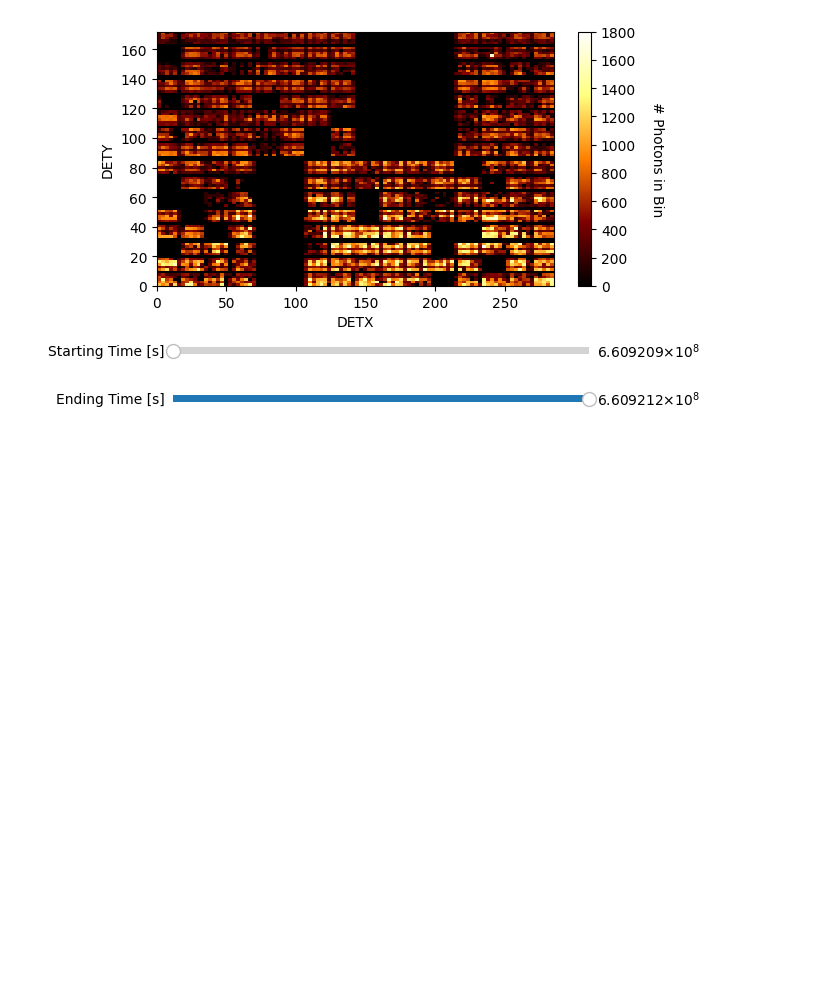
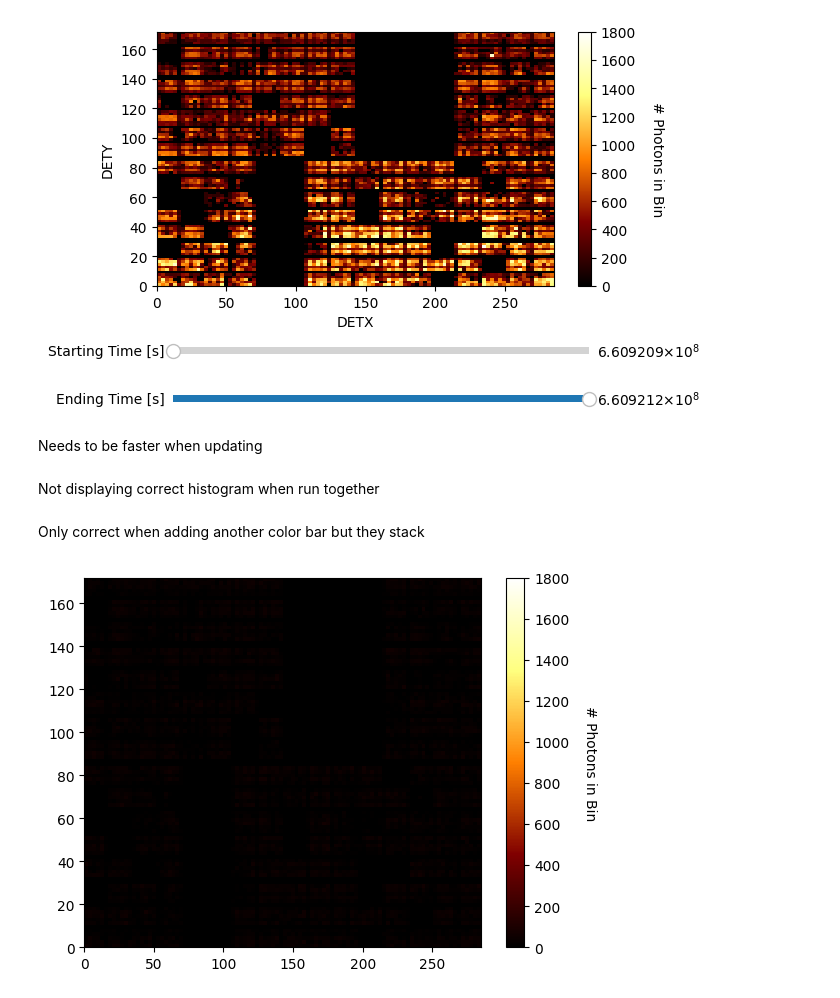
Before and after one commit to JCodeZero/PhotonStatsAnalysis, a Jupyter notebook: 2DHistogram.ipynb, the cells around one changed output. Cells and saved outputs as stored; diff of their text form; code cells hidden in the pictures; blank space fills up the shorter version.

```diff
--- a/2DHistogram.ipynb
+++ b/2DHistogram.ipynb
@@ -507,3 +484,28 @@ endTime_slider.on_changed(update)
 plt.show()
 # %% [output]
 [figure]
+# %% [markdown]
+Needs to be faster when updating
+# %% [markdown]
+Not displaying correct histogram when run together
+# %% [markdown]
+Only correct when adding another color bar but they stack
+# %%
+start = 660921177
+end = 660921200
+newx = np.empty((0,1), int)
+newy = np.empty((0,1), int)
+for i in range(len(time)):
+    if time[i] in range(start, end + 1):
+        newx = np.append(newx, np.array([[int(df.iloc[i][5])]]))
+        newy = np.append(newy, np.array([[int(df.iloc[i][6])]]))
+if start < end:
+    fig, ax = plt.subplots()
+    hist = ax.hist2d(x=newx, y=newy, bins=100, cmap='afmhot')
+    cbar = fig.colorbar(hist[3], ax=ax)
+    cbar.ax.get_yaxis().labelpad = 20
+    cbar.set_label('# Photons in Bin', rotation=270)
+    cbar.mappable.set_clim(vmin=0, vmax=1800)
+plt.show()
+# %% [output]
+[figure, added]
```
Also changed, not shown: parts of 13 cells of this notebook.
